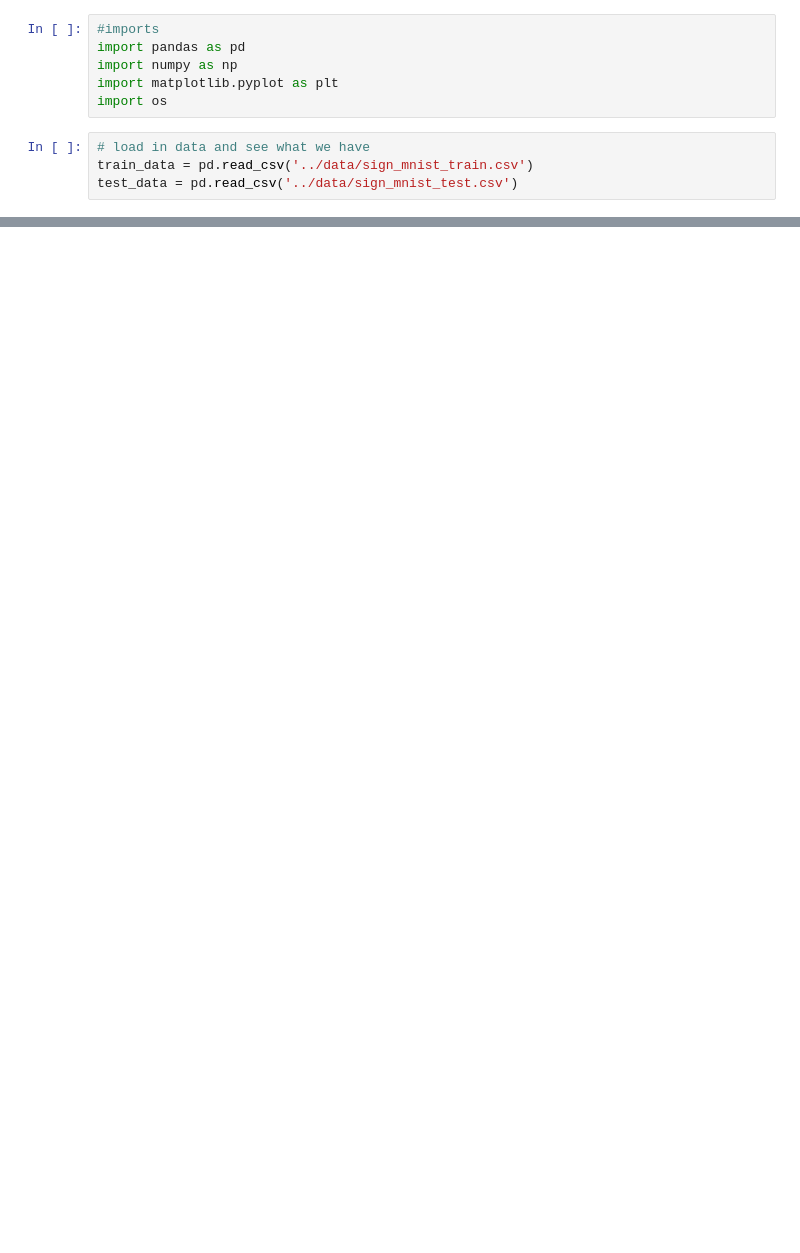
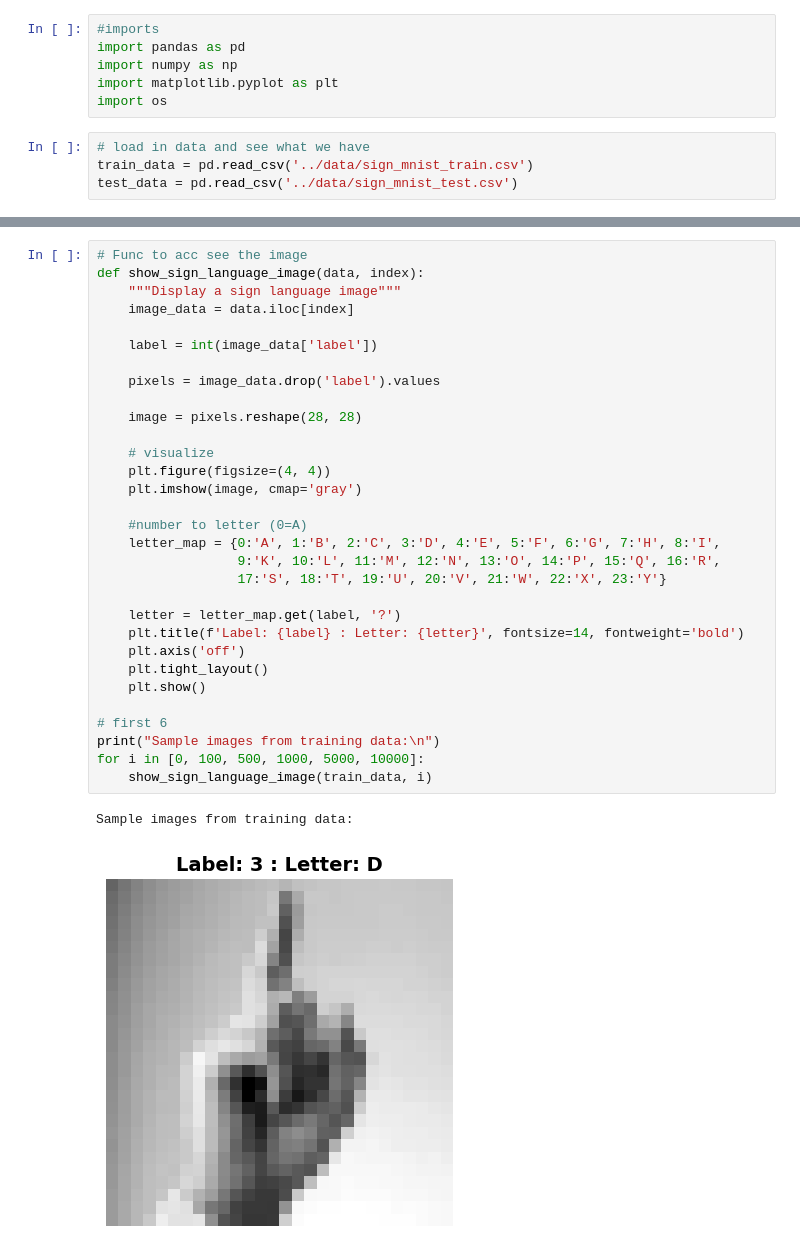
Before and after one commit to SharkFishie/CSCI323_ASL_Recognition, a Jupyter notebook: notebooks/01_EDA_and_Data_Exploration.ipynb, the cells around one changed output, grey strips where cells are left out. Cells and saved outputs as stored; diff of their text form; blank space fills up the shorter version.

Commit message:
updated 01 to display first few image
to check that it all loaded in correctly, that we can access the data ste and then later on perform visual data exploration

```diff
--- a/notebooks/01_EDA_and_Data_Exploration.ipynb
+++ b/notebooks/01_EDA_and_Data_Exploration.ipynb
@@ -35,0 +36,34 @@ test_data = pd.read_csv('../data/sign_mnist_test.csv')
+# %%
+# Func to acc see the image
+def show_sign_language_image(data, index):
+    """Display a sign language image"""
+    image_data = data.iloc[index]
+
+    label = int(image_data['label'])
+
+    pixels = image_data.drop('label').values
+
+    image = pixels.reshape(28, 28)
+
+    # visualize
+    plt.figure(figsize=(4, 4))
+    plt.imshow(image, cmap='gray')
+
+    #number to letter (0=A)
+    letter_map = {0:'A', 1:'B', 2:'C', 3:'D', 4:'E', 5:'F', 6:'G', 7:'H', 8:'I',
+                  9:'K', 10:'L', 11:'M', 12:'N', 13:'O', 14:'P', 15:'Q', 16:'R',
+                  17:'S', 18:'T', 19:'U', 20:'V', 21:'W', 22:'X', 23:'Y'}
+
+    letter = letter_map.get(label, '?')
+    plt.title(f'Label: {label} : Letter: {letter}', fontsize=14, fontweight='bold')
+    plt.axis('off')
+    plt.tight_layout()
+    plt.show()
+
+# first 6
+print("Sample images from training data:\n")
+for i in [0, 100, 500, 1000, 5000, 10000]:
+    show_sign_language_image(train_data, i)
+# %% [output]
+Sample images from training data:
+[figure, added]
```
Also changed, not shown: parts of 3 cells of this notebook.
